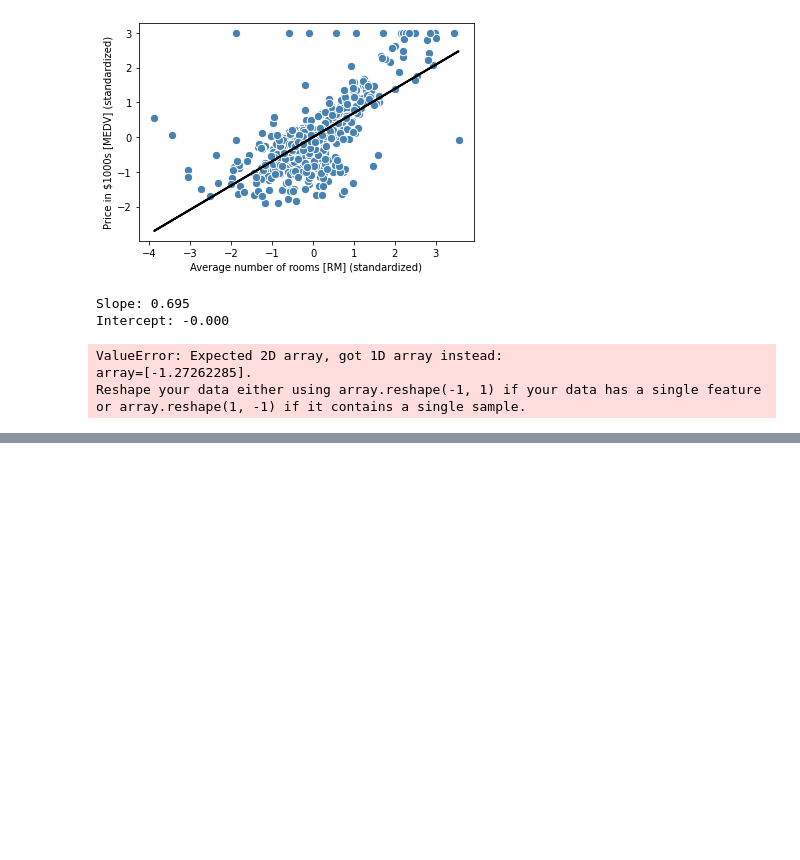
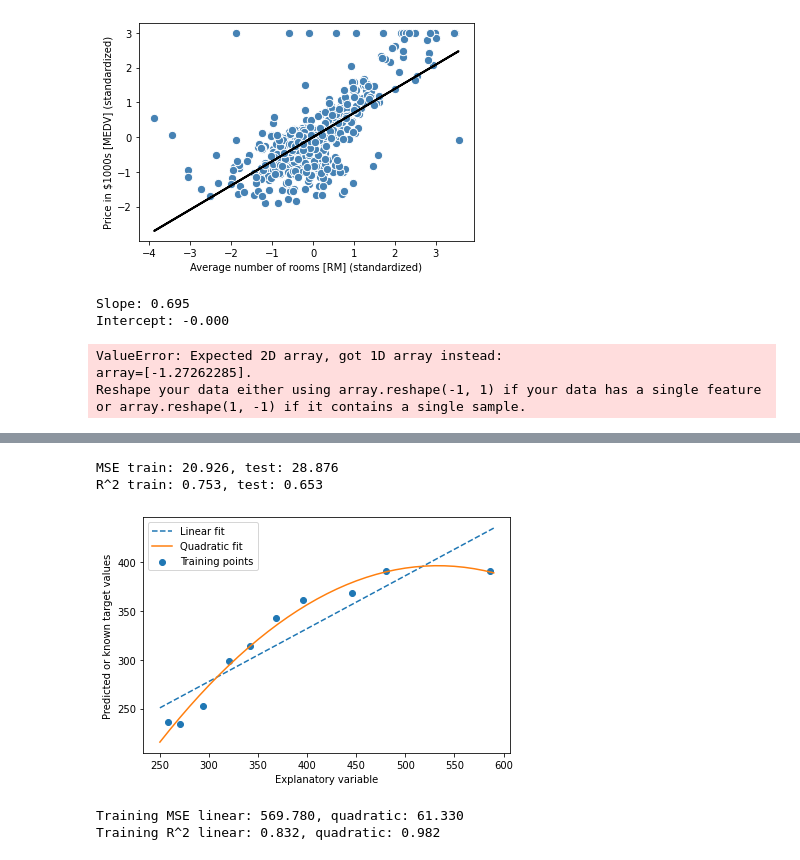
Before and after one commit to rayyyy/python-ai-programing, a Jupyter notebook: ch10/ch10.ipynb, the cells around one changed output, grey strips where cells are left out. Saved outputs shown, nothing was run; the diff lists cells and outputs as text; code cells hidden in the pictures; blank space fills up the shorter version.

```diff
--- a/ch10/ch10.ipynb
+++ b/ch10/ch10.ipynb
@@ -136,0 +300,15 @@ Reshape your data either using array.reshape(-1, 1) if your data has a single fe
+# %%
+print(
+    "MSE train: %.3f, test: %.3f"
+    % (
+        mean_squared_error(y_train, y_train_pred),
+        mean_squared_error(y_test, y_test_pred),
+    )
+)
+print(
+    "R^2 train: %.3f, test: %.3f"
+    % (r2_score(y_train, y_train_pred), r2_score(y_test, y_test_pred))
+)
+# %% [output]
+MSE train: 20.926, test: 28.876
+R^2 train: 0.753, test: 0.653
@@ -136,0 +327,36 @@ Reshape your data either using array.reshape(-1, 1) if your data has a single fe
+# %%
+X = np.array([258.0, 270.0, 294.0, 320.0, 342.0, 368.0, 396.0, 446.0, 480.0, 586.0])[
+    :, np.newaxis
+]
+
+y = np.array([236.4, 234.4, 252.8, 298.6, 314.2, 342.2, 360.8, 368.0, 391.2, 390.8])
+# %%
+from sklearn.preprocessing import PolynomialFeatures
+
+lr = LinearRegression()
+pr = LinearRegression()
+quadratic = PolynomialFeatures(degree=2)
+X_quad = quadratic.fit_transform(X)
+# %%
+# fit linear features
+lr.fit(X, y)
+X_fit = np.arange(250, 600, 10)[:, np.newaxis]
+y_lin_fit = lr.predict(X_fit)
+
+# fit quadratic features
+pr.fit(X_quad, y)
+y_quad_fit = pr.predict(quadratic.fit_transform(X_fit))
+
+# plot results
+plt.scatter(X, y, label="Training points")
+plt.plot(X_fit, y_lin_fit, label="Linear fit", linestyle="--")
+plt.plot(X_fit, y_quad_fit, label="Quadratic fit")
+plt.xlabel("Explanatory variable")
+plt.ylabel("Predicted or known target values")
+plt.legend(loc="upper left")
+
+plt.tight_layout()
+# plt.savefig('images/10_11.png', dpi=300)
+plt.show()
+# %% [output]
+[figure, added]
@@ -136,0 +366,12 @@ Reshape your data either using array.reshape(-1, 1) if your data has a single fe
+# %%
+print(
+    "Training MSE linear: %.3f, quadratic: %.3f"
+    % (mean_squared_error(y, y_lin_pred), mean_squared_error(y, y_quad_pred))
+)
+print(
+    "Training R^2 linear: %.3f, quadratic: %.3f"
+    % (r2_score(y, y_lin_pred), r2_score(y, y_quad_pred))
+)
+# %% [output]
+Training MSE linear: 569.780, quadratic: 61.330
+Training R^2 linear: 0.832, quadratic: 0.982
```
Also changed, not shown: parts of 23 cells of this notebook, 3 other files.
